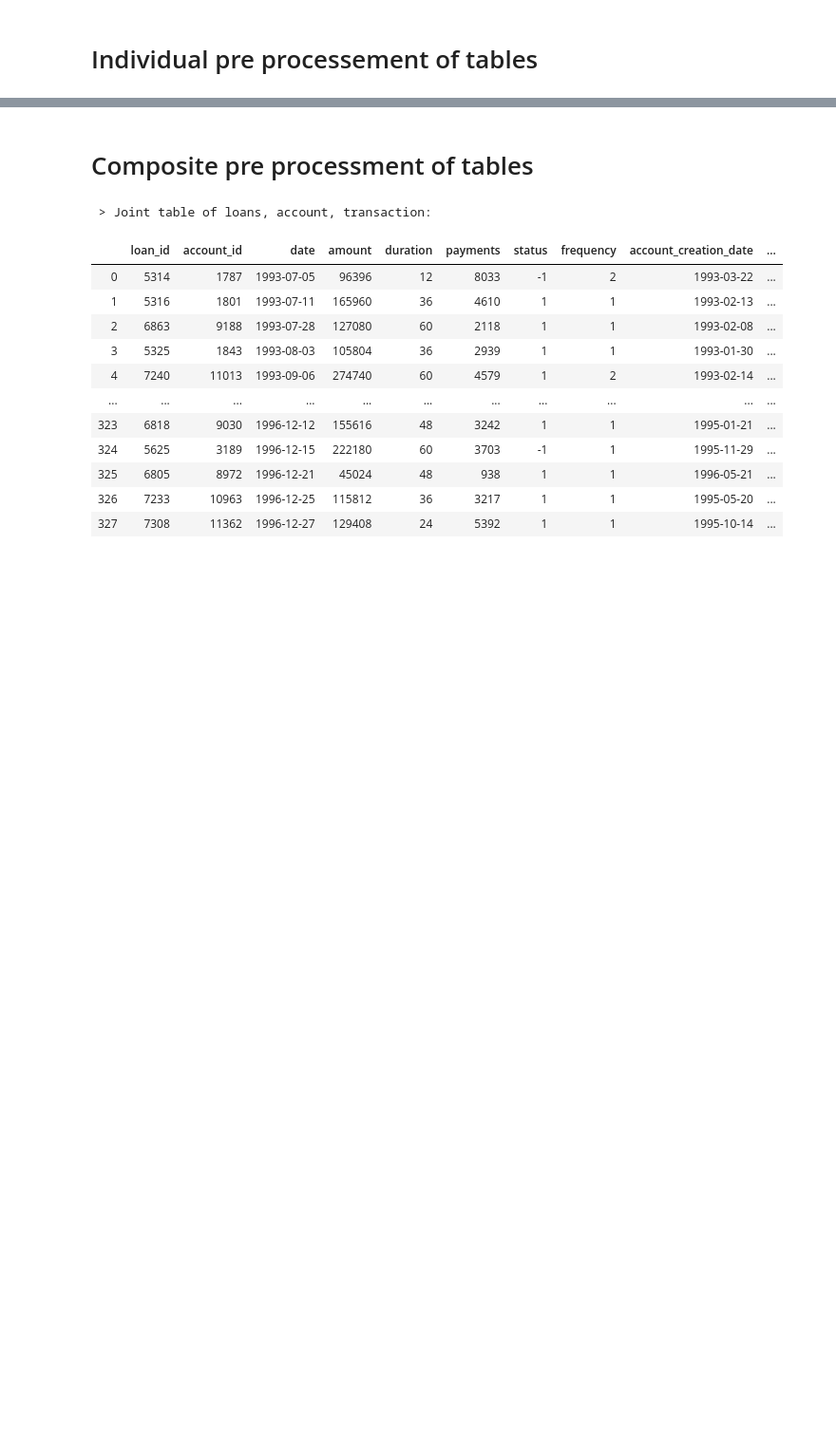
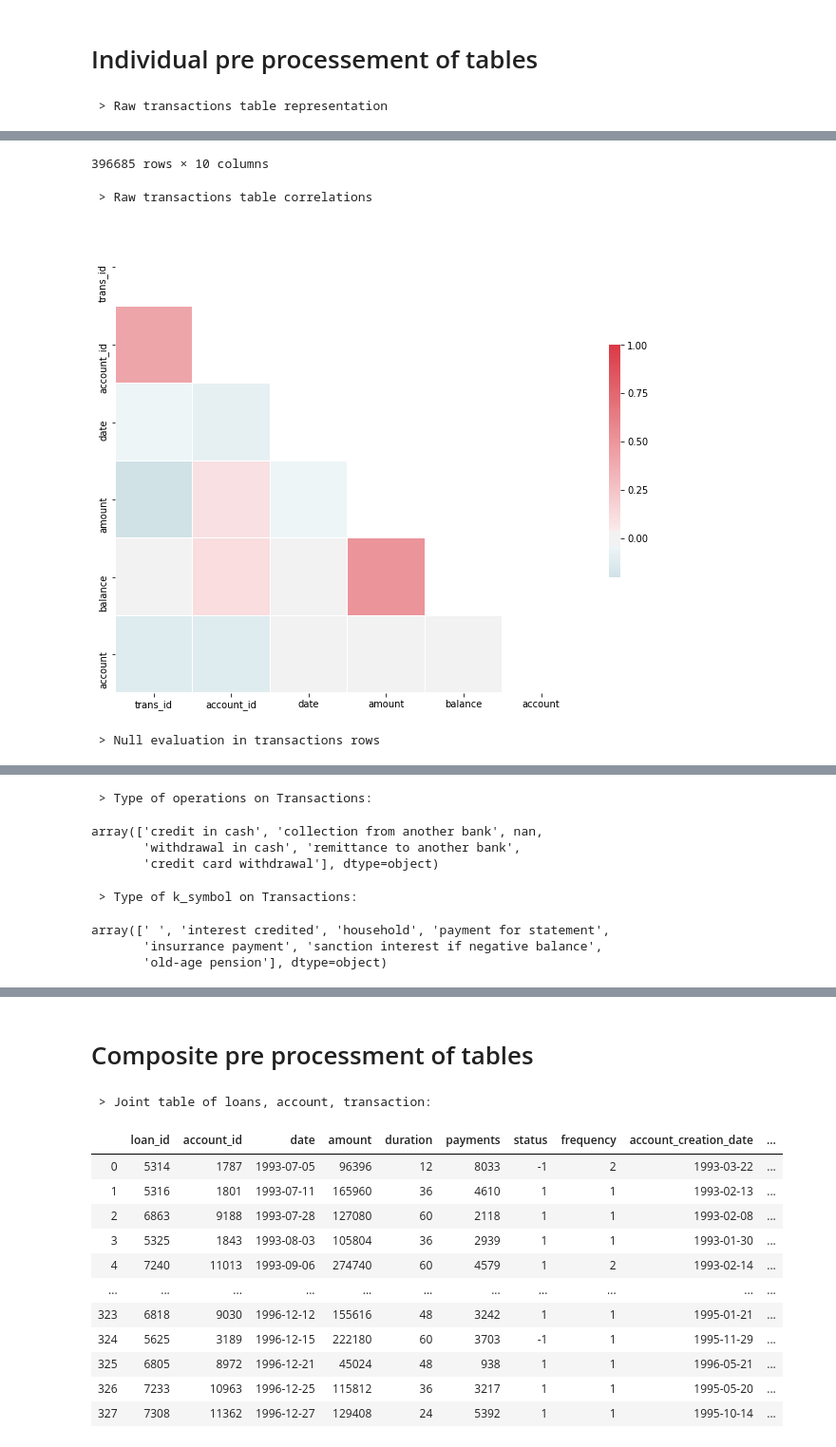
Before and after one commit to EdgarACarneiro/feup-ecac, a Jupyter notebook: project-competition/pre_processing.ipynb, the cells around one changed output, grey strips where cells are left out. Shown at 95% size. Saved outputs shown, nothing was run; the diff lists cells and outputs as text; code cells hidden in the pictures; blank space fills up the shorter version.

```diff
--- a/project-competition/pre_processing.ipynb
+++ b/project-competition/pre_processing.ipynb
@@ -480,7 +480,10 @@ def process_transactions(transactions_df, debug=False):
     processed_df = categorical_imputation(processed_df, 'k_symbol', ' ')
 
     if debug:
+        print(' > Type of operations on Transactions:')
         display(processed_df['operation'].unique())
+        print(' > Type of k_symbol on Transactions:')
+        display(processed_df['k_symbol'].unique())
 
     # Renaming 'withdrawal in cash' to 'withdrawal'
     processed_df.loc[processed_df["type"]=="withdrawal in cash","type"] = "withdrawal"
@@ -538,33 +541,62 @@ def process_transactions(transactions_df, debug=False):
                            'withdrawal_min', 'withdrawal_max', 'withdrawal_std']
     agg_withdrawals = agg_withdrawals[agg_withdrawals['type'] == 'withdrawal']
 
-    # Aggregatting households
-    households = processed_df.groupby(['account_id', 'k_symbol'])\
-                             .agg({
-                                 'amount': ['mean']
-                             })\
-                             .reset_index()
-    households.columns = ['account_id', 'k_symbol', 'household']
-    households = households[households['k_symbol'] == 'household']
-
-    # Aggregatting households
-    pensions = processed_df.groupby(['account_id', 'k_symbol'])\
+    # Aggregatting k_symbols
+    agg_k_symbol = processed_df.groupby(['account_id', 'k_symbol'])\
                            .agg({
-                               'amount': ['mean']
+                               'amount': ['mean', 'sum', 'count', 'std']
                            })\
                            .reset_index()
-    pensions.columns = ['account_id', 'k_symbol', 'pension']
-    pensions = pensions[pensions['k_symbol'] == 'old-age pension']
+    agg_k_symbol.columns = ['account_id', 'k_symbol', 'amount_mean',
+                            'amount_sum', 'amount_count', 'amount_std']
+
+
+    # Geetting households - only mean is interesting
+    households = agg_k_symbol[agg_k_symbol['k_symbol'] == 'household']
+    households.columns = ['account_id', 'k_symbol', 'household', '_1', '_2', '_3']
+    households = households.drop(['k_symbol', '_1', '_2', '_3'], axis=1)
+
+    # Geetting pensions - only mean is interesting
+    pensions = agg_k_symbol[agg_k_symbol['k_symbol'] == 'old-age pension']
+    pensions.columns = ['account_id', 'k_symbol', 'pension', '_1', '_2', '_3']
+    pensions = pensions.drop(['k_symbol', '_1', '_2', '_3'], axis=1)
+
+    # Geetting unknown stats
+    unknown = agg_k_symbol[agg_k_symbol['k_symbol'] == ' ']
+    unknown.columns = ['account_id', 'k_symbol', 'unknown_mean', 'unknown_sum', 'unknown_count', 'unknown_std']
+    unknown = unknown.drop(['k_symbol'], axis=1)
+
+    # Gettting payments for statement stats
+    payment_st = agg_k_symbol[agg_k_symbol['k_symbol'] == 'payment for statement']
+    payment_st.columns = ['account_id', 'k_symbol', 'payment_statement_mean', 'payment_statement_sum',
+                        'payment_statement_count', '_2']
+    payment_st = payment_st.drop(['k_symbol', '_2'], axis=1)
+
+    # Getting insurance payment stats
+    ins_payment = agg_k_symbol[agg_k_symbol['k_symbol'] == 'insurrance payment']
+    ins_payment.columns = ['account_id', 'k_symbol', 'ins_payment_mean', 'ins_payment_sum',
+                        'ins_payment_count', '_2']
+    ins_payment = ins_payment.drop(['k_symbol', '_2'], axis=1)
+
+    # Getting insurance payment stats
+    sanctions = agg_k_symbol[agg_k_symbol['k_symbol'] == 'sanction interest if negative balance']
+    sanctions.columns = ['account_id', 'k_symbol', 'sanctions_mean', 'sanctions_sum',
+                        'sanctions_count', 'sanctions_std']
+    sanctions = sanctions.drop(['k_symbol'], axis=1)
 
     # Aggregatting all the 5 tables into one - agg_ballance, agg_credits, agg_withdrawals, households & pensions
     df = agg_ballance.merge(agg_credits, on='account_id')\
                      .merge(agg_withdrawals, on='account_id', how='left')\
                      .merge(households, on='account_id', how='left')\
-                     .merge(pensions, on='account_id', how='left')
+                     .merge(pensions, on='account_id', how='left')\
+                     .merge(unknown, on='account_id', how='left')\
+                     .merge(payment_st, on='account_id', how='left')\
+                     .merge(ins_payment, on='account_id', how='left')\
+                     .merge(sanctions, on='account_id', how='left')
 
 
     # Cleaning nulls and useless columns
-    df = df.drop(['type_x', 'type_y', 'k_symbol_x', 'k_symbol_y'], axis=1)
+    df = df.drop(['type_x', 'type_y'], axis=1)
     df = numerical_imputation(df, 0)
 
 
@@ -617,3 +649,7 @@ def process_transactions(transactions_df, debug=False):
         get_df_correlation(df)
 
     return df
+
+process_transactions(trans_df, True)
+# %% [output]
+ > Raw transactions table representation
@@ -619,0 +668,4 @@ def process_transactions(transactions_df, debug=False):
+396685 rows × 10 columns
+ > Raw transactions table correlations
+[figure, added]
+ > Null evaluation in transactions rows
@@ -619,0 +683,8 @@ def process_transactions(transactions_df, debug=False):
+ > Type of operations on Transactions:
+array(['credit in cash', 'collection from another bank', nan,
+       'withdrawal in cash', 'remittance to another bank',
+       'credit card withdrawal'], dtype=object)
+ > Type of k_symbol on Transactions:
+array([' ', 'interest credited', 'household', 'payment for statement',
+       'insurrance payment', 'sanction interest if negative balance',
+       'old-age pension'], dtype=object)
```
Also changed, not shown: parts of 2 cells of this notebook, 2 other files.
